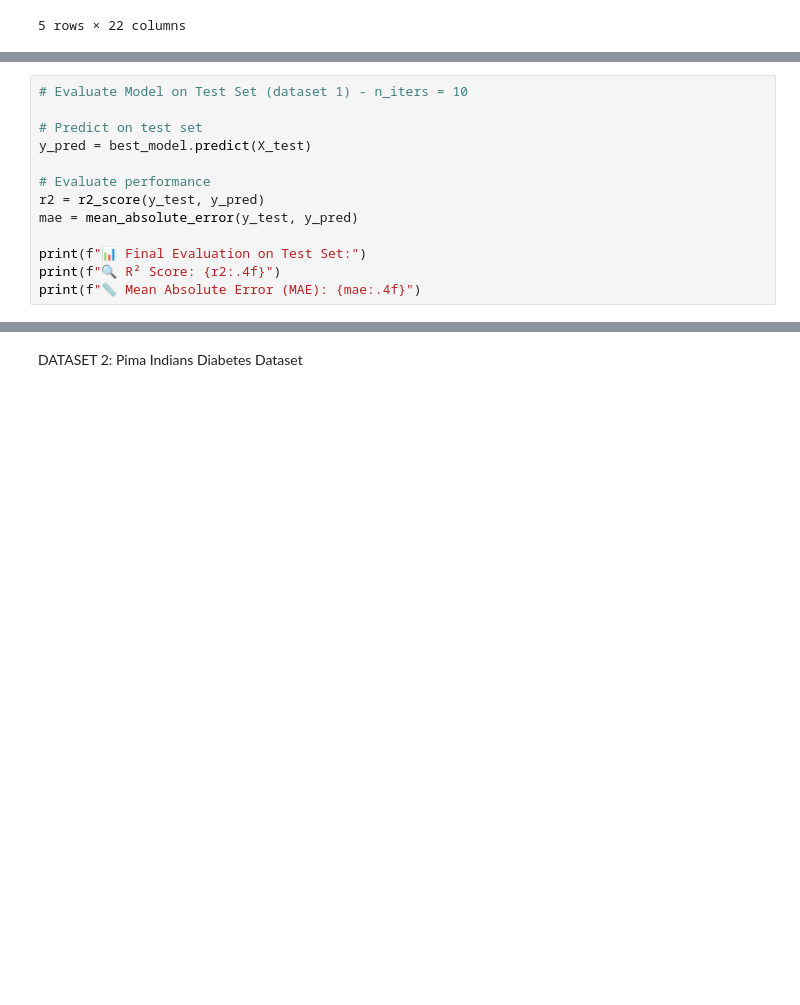
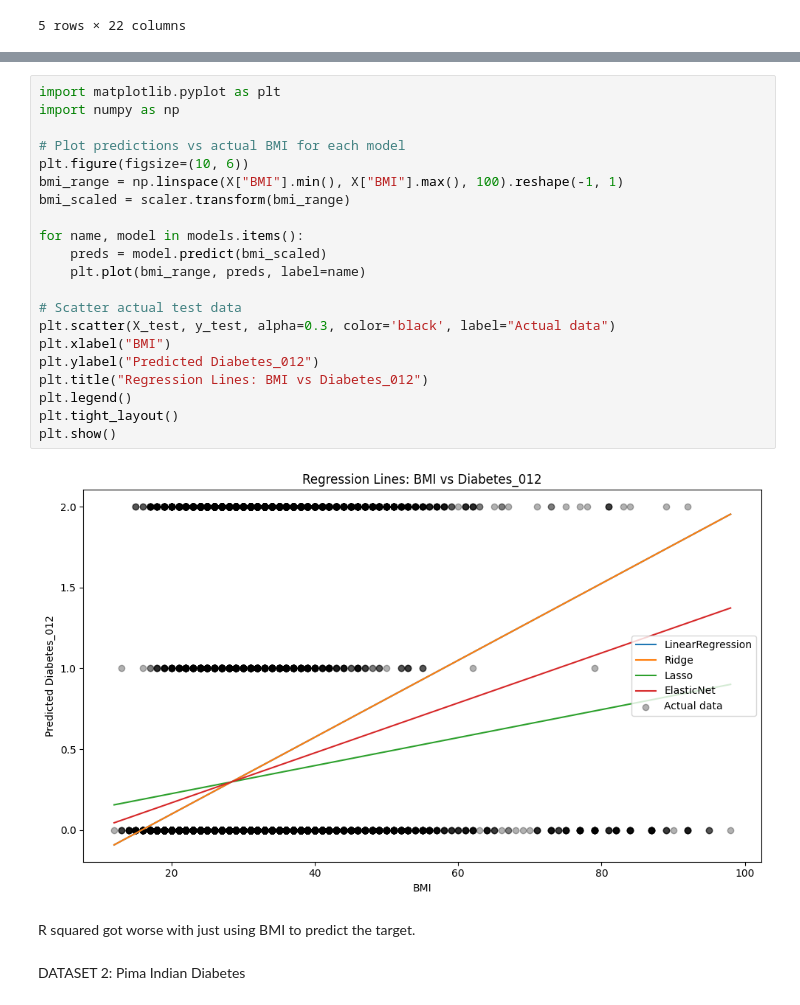
Before and after one commit to rain-dimen/Data-Science-Capstone_Fall-2025, a Jupyter notebook: Capstone-Wk2-JupyterNotebook-Dimen-Rain.ipynb, the cells around one changed output, grey strips where cells are left out. Saved outputs shown, nothing was run; the diff lists cells and outputs as text; blank space fills up the shorter version.

```diff
--- a/Capstone-Wk2-JupyterNotebook-Dimen-Rain.ipynb
+++ b/Capstone-Wk2-JupyterNotebook-Dimen-Rain.ipynb
@@ -224,13 +36,0 @@ Fitting 5 folds for each of 10 candidates, totalling 50 fits
-# %%
-# Evaluate Model on Test Set (dataset 1) - n_iters = 10
-
-# Predict on test set
-y_pred = best_model.predict(X_test)
-
-# Evaluate performance
-r2 = r2_score(y_test, y_pred)
-mae = mean_absolute_error(y_test, y_pred)
-
-print(f"📊 Final Evaluation on Test Set:")
-print(f"🔍 R² Score: {r2:.4f}")
-print(f"📏 Mean Absolute Error (MAE): {mae:.4f}")
@@ -241,2 +107,27 @@ print(f"📏 Mean Absolute Error (MAE): {mae:.4f}")
+# %%
+import matplotlib.pyplot as plt
+import numpy as np
+
+# Plot predictions vs actual BMI for each model
+plt.figure(figsize=(10, 6))
+bmi_range = np.linspace(X["BMI"].min(), X["BMI"].max(), 100).reshape(-1, 1)
+bmi_scaled = scaler.transform(bmi_range)
+
+for name, model in models.items():
+    preds = model.predict(bmi_scaled)
+    plt.plot(bmi_range, preds, label=name)
+
+# Scatter actual test data
+plt.scatter(X_test, y_test, alpha=0.3, color='black', label="Actual data")
+plt.xlabel("BMI")
+plt.ylabel("Predicted Diabetes_012")
+plt.title("Regression Lines: BMI vs Diabetes_012")
+plt.legend()
+plt.tight_layout()
+plt.show()
+# %% [output]
+[figure, added]
+# %% [markdown]
+R squared got worse with just using BMI to predict the target.
 # %% [markdown]
-DATASET 2: Pima Indians Diabetes Dataset
+DATASET 2: Pima Indian Diabetes
```
Also changed, not shown: parts of 44 cells of this notebook.
